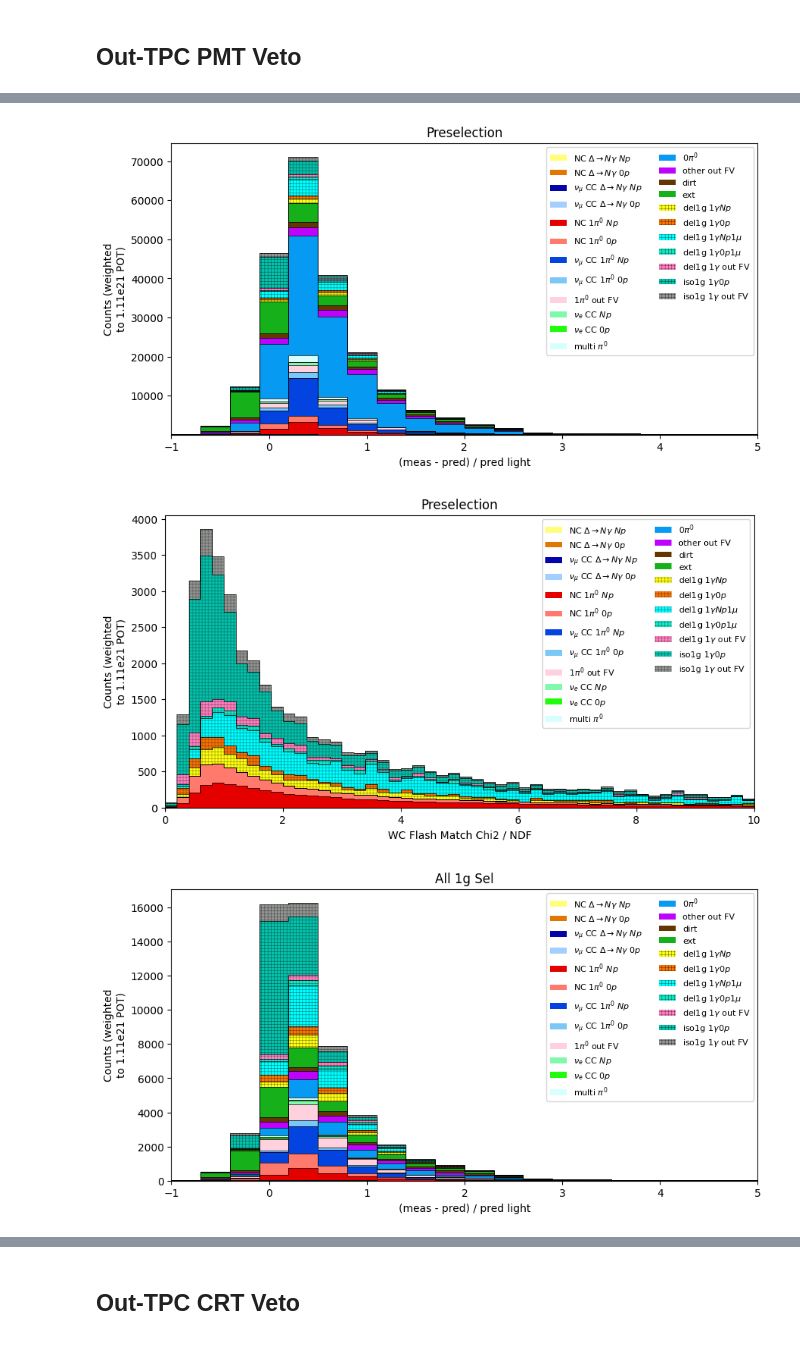
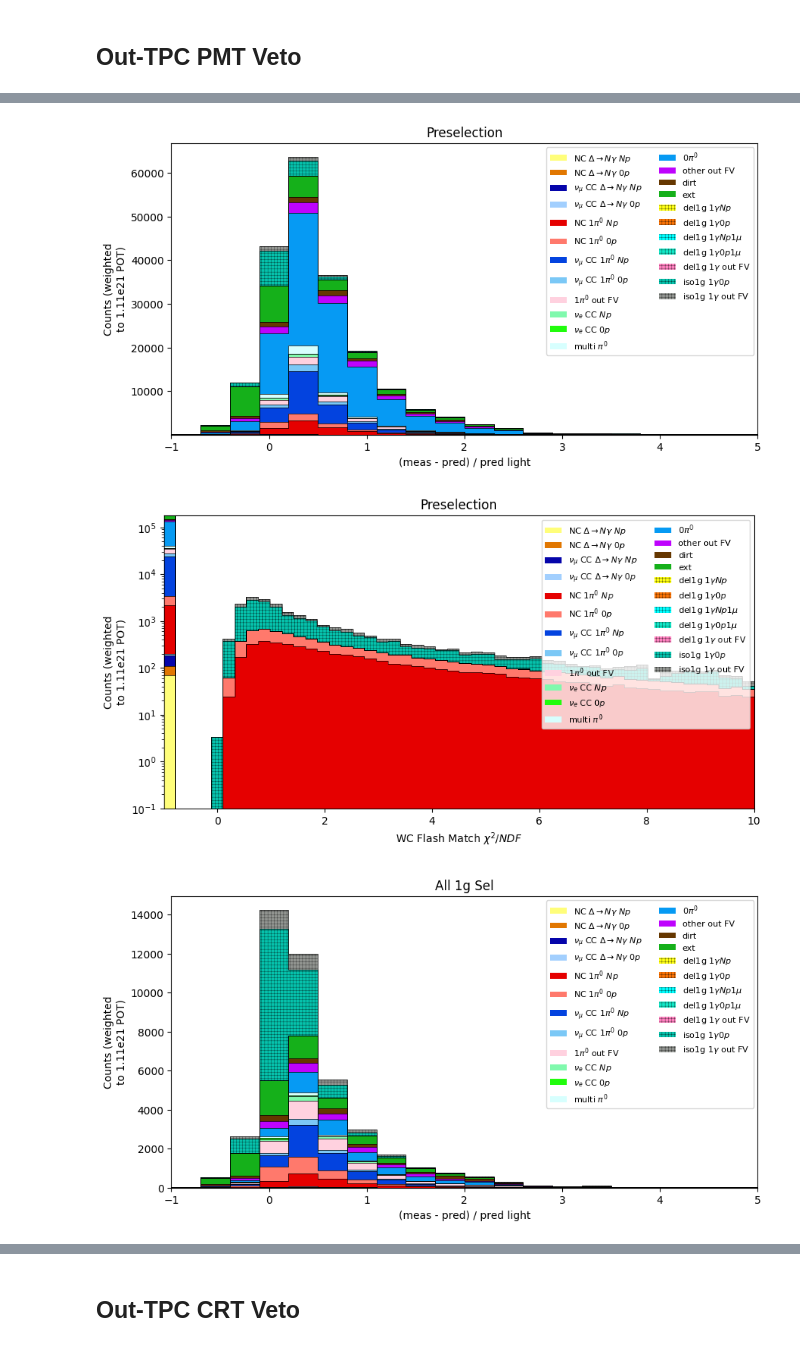
Before and after one commit to leehagaman/uboone_ngem, a Jupyter notebook: ipynb_notebooks/multiclass_histograms.ipynb, the cells around one changed output, grey strips where cells are left out. Saved outputs shown, nothing was run; the diff lists cells and outputs as text; code cells hidden in the pictures.

Commit message:
made WC flash match chi2/ndf more clear, limited by no new nu_overlay files

```diff
--- a/ipynb_notebooks/multiclass_histograms.ipynb
+++ b/ipynb_notebooks/multiclass_histograms.ipynb
@@ -218,6 +218,9 @@ for breakdown_type in ["del1g_detailed", "filetype"]: # "topological"
 # %% [markdown]
 # Checking Event Weights
 # %%
+del1g_norm_factor = 0.5
+iso1g_norm_factor = 0.05
+
 for breakdown_type in ["del1g_detailed", "filetype"]:
     if breakdown_type == "del1g_detailed":
         breakdown_labels = del1g_detailed_category_labels
@@ -299,6 +302,9 @@ all_1g_sel_df.shape=(58012, 261)
 # %% [markdown]
 ## Blip Veto
 # %%
+del1g_norm_factor = 0
+iso1g_norm_factor = 0.05
+
 for breakdown_type in ["del1g_detailed"]:
     if breakdown_type == "topological":
         breakdown_labels = topological_category_labels
@@ -394,6 +400,9 @@ for breakdown_type in ["del1g_detailed"]:
 # %% [markdown]
 ## Nanosecond Timing
 # %%
+del1g_norm_factor = 0.5
+iso1g_norm_factor = 0.05
+
 # related to https://github.com/brb-rightback/ns_demo_MCC9.10/blob/main/ns_demo_MCC9.10.ipynb
 # TODO: Validate this with data and showers, see https://microboone-docdb.fnal.gov/cgi-bin/sso/ShowDocument?docid=44781
 # Also check the manually applied shifts for all the different time periods
@@ -574,7 +583,10 @@ for breakdown_type in ["del1g_detailed"]:
 # TODO: Add more detailed PMT-by-PMT information, see https://github.com/kpulido444/REU_uboone_photon_rejection
 # Could require SUPRPRISE files with newer WC PMT info
 
-print("WARNING: Missing detailed PMT Information for run 4b v10_04_07_09 files, the chi2/ndf will be nan for this!")
+del1g_norm_factor = 0
+iso1g_norm_factor = 0.05
+
+print("WARNING: Missing detailed PMT Information for run 4b v10_04_07_09 files, for these missing file information we set chi2/ndf to -1!")
 
 for breakdown_type in ["del1g_detailed"]:
     if breakdown_type == "topological":
@@ -617,6 +629,7 @@ for breakdown_type in ["del1g_detailed"]:
             curr_df = sel_df.query(breakdown_queries[breakdown_i])
             ratio = (curr_df["wc_flash_measPe"].to_numpy() - curr_df["wc_flash_predPe"].to_numpy()) / curr_df["wc_flash_predPe"].to_numpy()
             counts.append(np.histogram(ratio, weights=curr_df["wc_net_weight"].to_numpy(), bins=bins)[0])
+
         bottom = np.zeros(len(bins)-1)
         for breakdown_i, (breakdown_label, breakdown_count, breakdown_color, breakdown_hatch, breakdown_label_latex) in enumerate(zip(breakdown_labels, counts, breakdown_colors, breakdown_hatches, breakdown_labels_latex)):
             if "iso1g" in breakdown_label:
@@ -641,7 +654,7 @@ for breakdown_type in ["del1g_detailed"]:
 
         plt.figure(figsize=(10, 5))
         ax = plt.gca()
-        bins = np.linspace(0, 10, 51)
+        bins = np.linspace(-1, 10, 51)
         bin_centers = (bins[:-1] + bins[1:]) / 2
         multi_bin_centers = [bin_centers] * len(breakdown_labels)
         outline_colors = ["k"] * len(breakdown_labels)
@@ -649,6 +662,7 @@ for breakdown_type in ["del1g_detailed"]:
         for breakdown_i, breakdown_label in enumerate(breakdown_labels):
             curr_df = sel_df.query(breakdown_queries[breakdown_i])
             ratio = curr_df["wc_WCPMTInfoChi2"].to_numpy() / curr_df["wc_WCPMTInfoNDF"].to_numpy()
+            ratio = np.nan_to_num(ratio, nan=-1, posinf=-1, neginf=-1)
             counts.append(np.histogram(ratio, weights=curr_df["wc_net_weight"].to_numpy(), bins=bins)[0])
         bottom = np.zeros(len(bins)-1)
         for breakdown_i, (breakdown_label, breakdown_count, breakdown_color, breakdown_hatch, breakdown_label_latex) in enumerate(zip(breakdown_labels, counts, breakdown_colors, breakdown_hatches, breakdown_labels_latex)):
@@ -662,7 +676,7 @@ for breakdown_type in ["del1g_detailed"]:
                 bottom = n
             else:
                 bottom += n
-        plt.xlabel("WC Flash Match Chi2 / NDF")
+        plt.xlabel(r"WC Flash Match $\chi^2 / NDF$")
         plt.ylabel("Counts (weighted\nto 1.11e21 POT)")
         plt.xlim(bins[0], bins[-1])
         plt.legend(loc="upper right", ncol=2, fontsize=8)
@@ -670,5 +684,6 @@ for breakdown_type in ["del1g_detailed"]:
             plt.title(f"Preselection")
         else:
             plt.title(f"All 1g Sel")
+        plt.yscale("log")
         plt.show()
 # %% [output]
@@ -676,3 +691,3 @@ WARNING: Missing detailed PMT Information for run 4b v10_04_07_09 files, the chi
-[figure, old version]
+[figure, new version]
-[figure, old version]
+[figure, new version]
-[figure, old version]
+[figure, new version]
```
Also changed, not shown: parts of 2 cells of this notebook, 1 other file.
